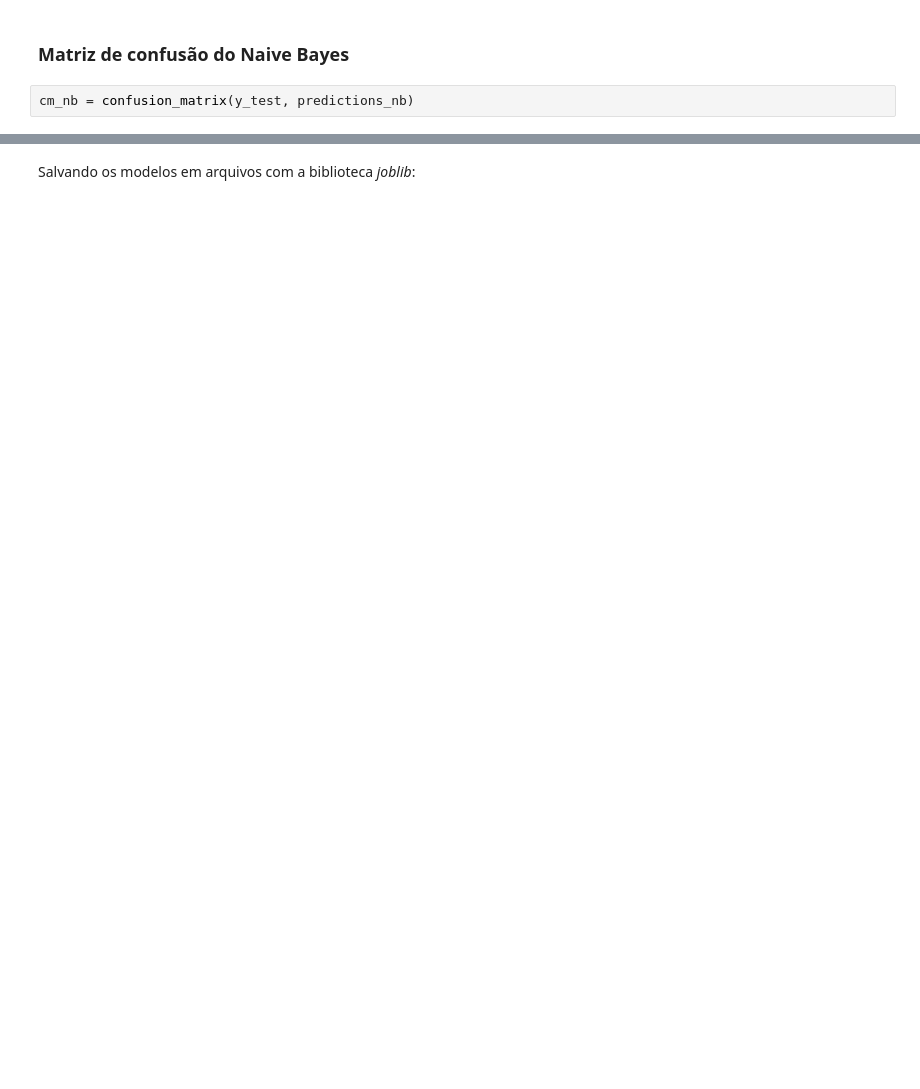
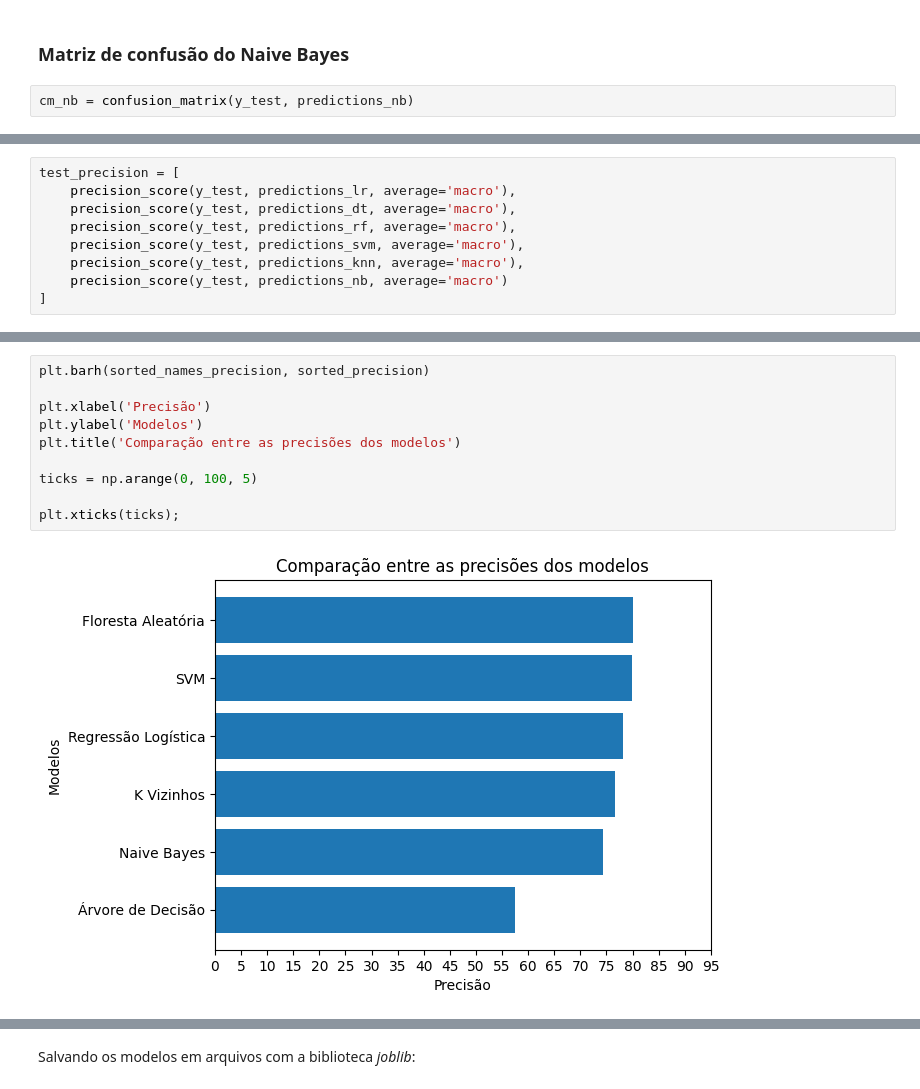
Before and after one commit to Matheus-0/Music-Genre-Classification, a Jupyter notebook: training.ipynb, the cells around one changed output, grey strips where cells are left out. Drawn from its saved outputs; the diff is of its cells as text; blank space fills up the shorter version.

```diff
--- a/training.ipynb
+++ b/training.ipynb
@@ -562,0 +585,9 @@ plot_confusion_matrix(cm_nb, genres, normalize=True)
+# %%
+test_precision = [
+    precision_score(y_test, predictions_lr, average='macro'),
+    precision_score(y_test, predictions_dt, average='macro'),
+    precision_score(y_test, predictions_rf, average='macro'),
+    precision_score(y_test, predictions_svm, average='macro'),
+    precision_score(y_test, predictions_knn, average='macro'),
+    precision_score(y_test, predictions_nb, average='macro')
+]
@@ -562,0 +642,12 @@ plot_confusion_matrix(cm_nb, genres, normalize=True)
+# %%
+plt.barh(sorted_names_precision, sorted_precision)
+
+plt.xlabel('Precisão')
+plt.ylabel('Modelos')
+plt.title('Comparação entre as precisões dos modelos')
+
+ticks = np.arange(0, 100, 5)
+
+plt.xticks(ticks);
+# %% [output]
+[figure, added]
```
Also changed, not shown: parts of 29 cells of this notebook, 1 other file.
